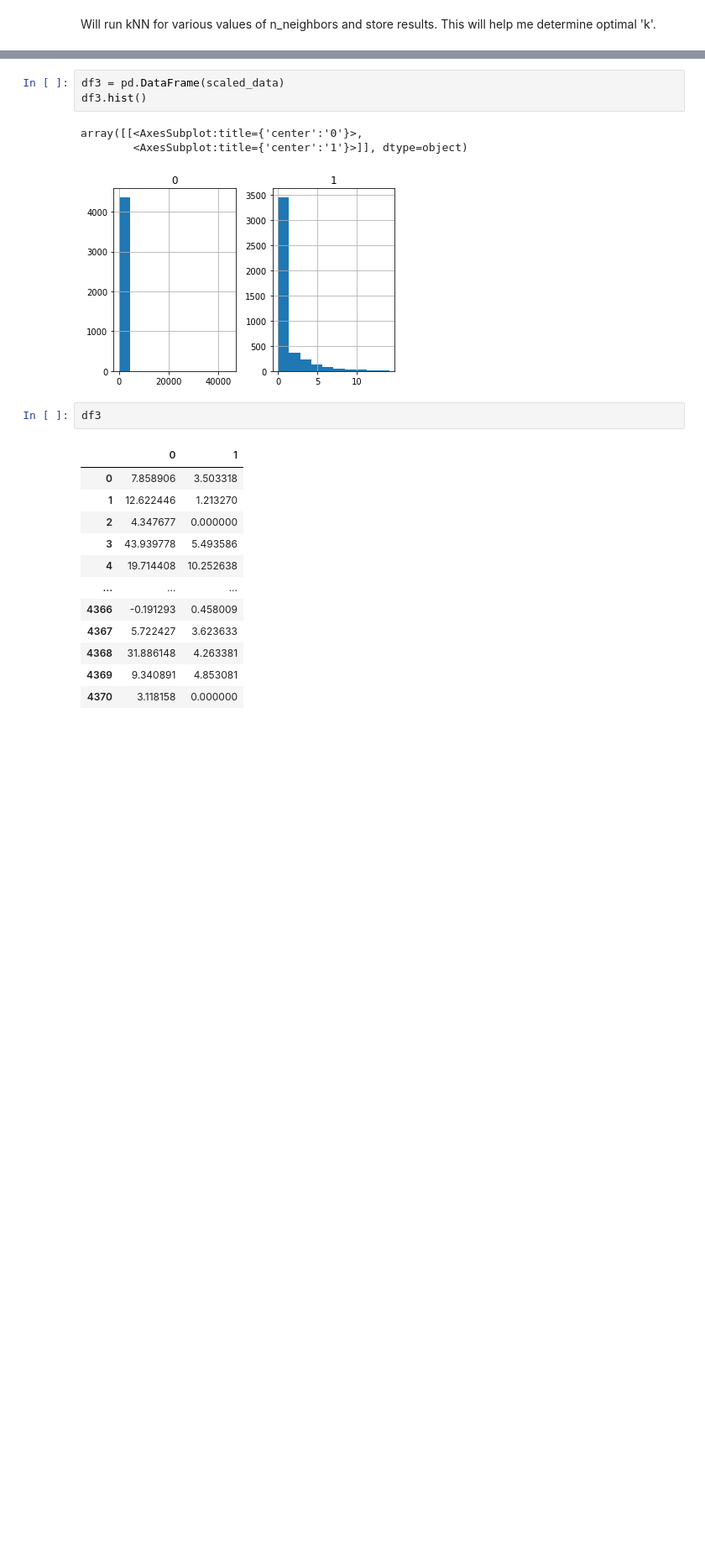
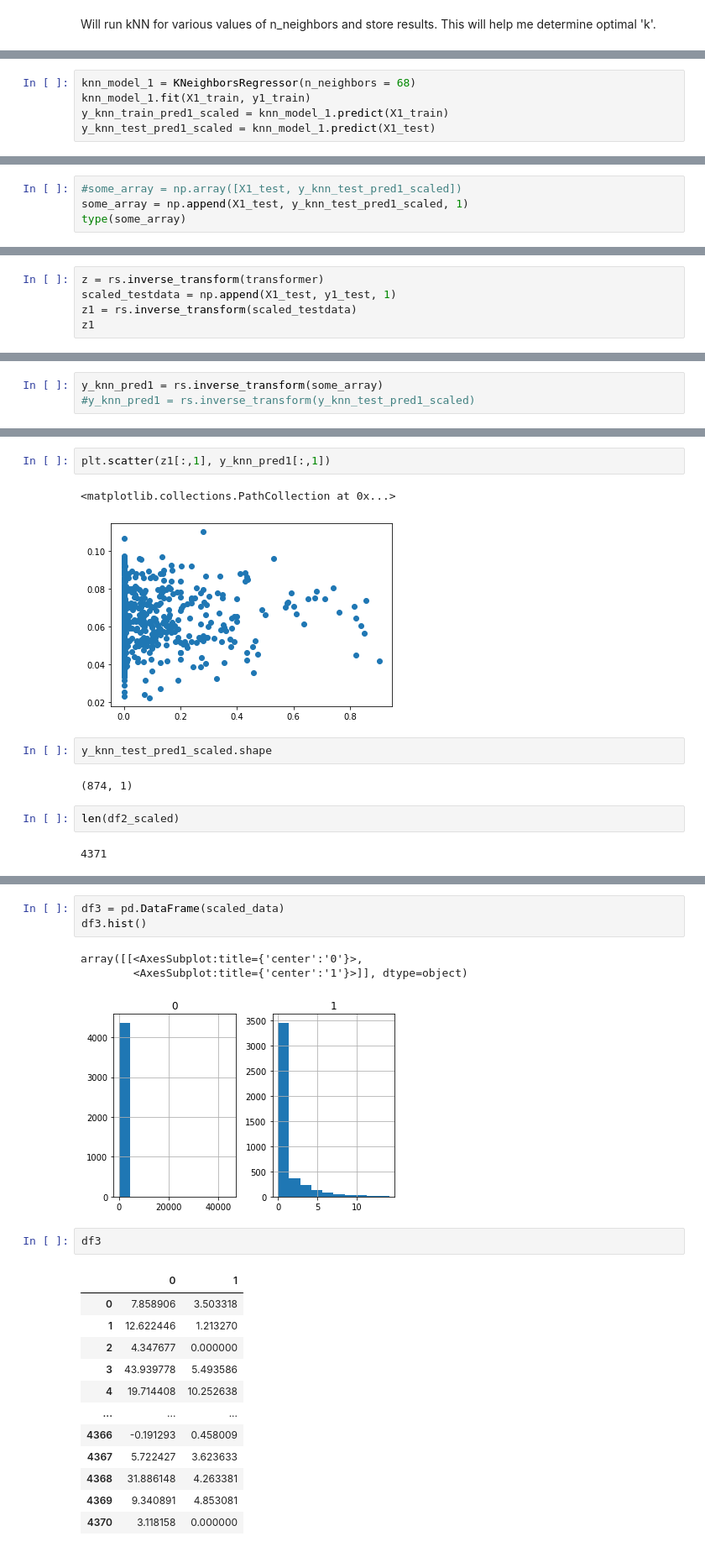
Before and after one commit to jbravo87/blog-projects, a Jupyter notebook: exoplanet_data_notebook.ipynb, the cells around one changed output, grey strips where cells are left out. Shown: that part at 84% size. Cells and saved outputs as stored; diff of their text form; blank space fills up the shorter version.

Commit message:
Finally figured out how to inverse transform data set from model building.

```diff
--- a/exoplanet_data_notebook.ipynb
+++ b/exoplanet_data_notebook.ipynb
@@ -249,0 +292,5 @@ Within given range, optimal k is:  69
+# %%
+knn_model_1 = KNeighborsRegressor(n_neighbors = 68)
+knn_model_1.fit(X1_train, y1_train)
+y_knn_train_pred1_scaled = knn_model_1.predict(X1_train)
+y_knn_test_pred1_scaled = knn_model_1.predict(X1_test)
@@ -249,0 +358,4 @@ Within given range, optimal k is:  69
+# %%
+#some_array = np.array([X1_test, y_knn_test_pred1_scaled])
+some_array = np.append(X1_test, y_knn_test_pred1_scaled, 1)
+type(some_array)
@@ -249,0 +398,5 @@ Within given range, optimal k is:  69
+# %%
+z = rs.inverse_transform(transformer)
+scaled_testdata = np.append(X1_test, y1_test, 1)
+z1 = rs.inverse_transform(scaled_testdata)
+z1
@@ -249,0 +439,3 @@ Within given range, optimal k is:  69
+# %%
+y_knn_pred1 = rs.inverse_transform(some_array)
+#y_knn_pred1 = rs.inverse_transform(y_knn_test_pred1_scaled)
@@ -249,0 +472,13 @@ Within given range, optimal k is:  69
+# %%
+plt.scatter(z1[:,1], y_knn_pred1[:,1])
+# %% [output]
+<matplotlib.collections.PathCollection at 0x...>
+[figure, added]
+# %%
+y_knn_test_pred1_scaled.shape
+# %% [output]
+(874, 1)
+# %%
+len(df2_scaled)
+# %% [output]
+4371
```
Also changed, not shown: parts of 29 cells of this notebook.
